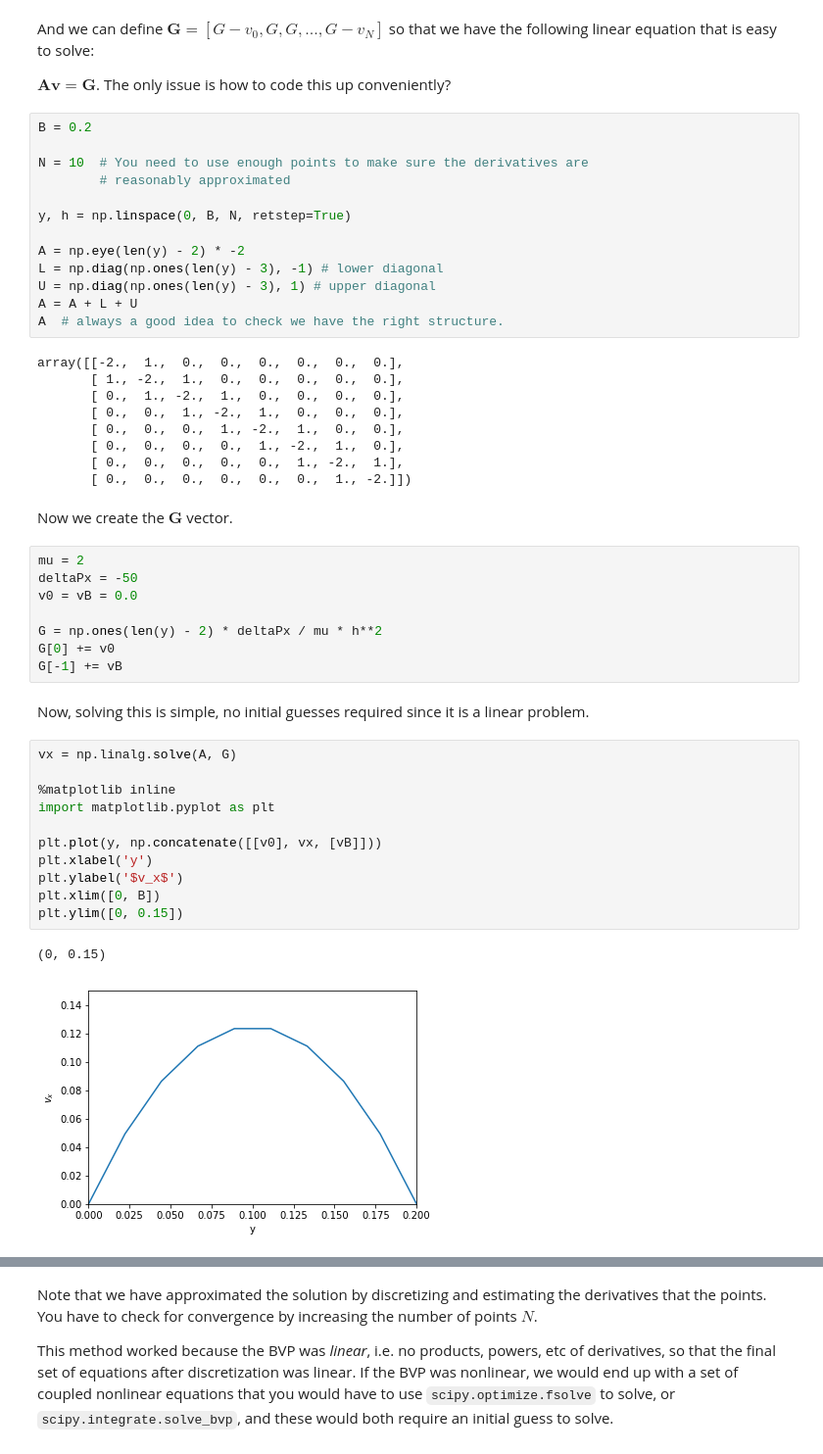
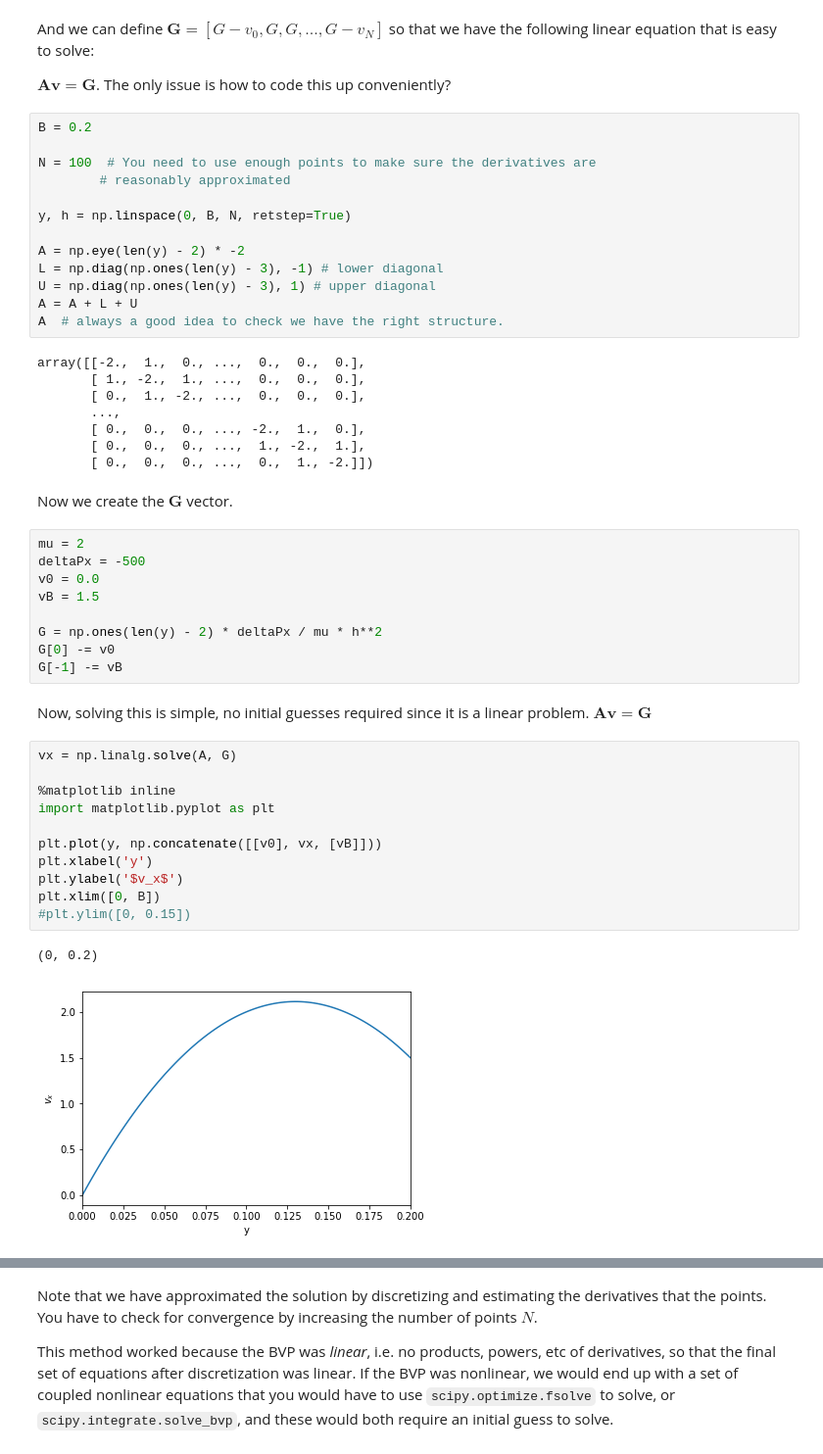
Before and after one commit to jkitchin/f18-06623, a Jupyter notebook: lectures/16-linear-algebra.ipynb, the cells around one changed output, grey strips where cells are left out. Shown at 98% size. Saved outputs shown, nothing was run; the diff lists cells and outputs as text.

```diff
--- a/lectures/16-linear-algebra.ipynb
+++ b/lectures/16-linear-algebra.ipynb
@@ -265,7 +304,7 @@ $\mathbf{A} \mathbf{v} = \mathbf{G}$. The only issue is how to code this up conv
 # %%
 B = 0.2
 
-N = 10  # You need to use enough points to make sure the derivatives are
+N = 100  # You need to use enough points to make sure the derivatives are
         # reasonably approximated
 
 y, h = np.linspace(0, B, N, retstep=True)
@@ -276,37 +315,37 @@ U = np.diag(np.ones(len(y) - 3), 1) # upper diagonal
 A = A + L + U
 A  # always a good idea to check we have the right structure.
 # %% [output]
-array([[-2.,  1.,  0.,  0.,  0.,  0.,  0.,  0.],
-       [ 1., -2.,  1.,  0.,  0.,  0.,  0.,  0.],
-       [ 0.,  1., -2.,  1.,  0.,  0.,  0.,  0.],
-       [ 0.,  0.,  1., -2.,  1.,  0.,  0.,  0.],
-       [ 0.,  0.,  0.,  1., -2.,  1.,  0.,  0.],
-       [ 0.,  0.,  0.,  0.,  1., -2.,  1.,  0.],
-       [ 0.,  0.,  0.,  0.,  0.,  1., -2.,  1.],
-       [ 0.,  0.,  0.,  0.,  0.,  0.,  1., -2.]])
+array([[-2.,  1.,  0., ...,  0.,  0.,  0.],
+       [ 1., -2.,  1., ...,  0.,  0.,  0.],
+       [ 0.,  1., -2., ...,  0.,  0.,  0.],
+       ...,
+       [ 0.,  0.,  0., ..., -2.,  1.,  0.],
+       [ 0.,  0.,  0., ...,  1., -2.,  1.],
+       [ 0.,  0.,  0., ...,  0.,  1., -2.]])
 # %% [markdown]
 Now we create the $\mathbf{G}$ vector.
 # %%
 mu = 2
-deltaPx = -50
-v0 = vB = 0.0
+deltaPx = -500
+v0 = 0.0
+vB = 1.5
 
 G = np.ones(len(y) - 2) * deltaPx / mu * h**2
-G[0] += v0
-G[-1] += vB
+G[0] -= v0
+G[-1] -= vB
 # %% [markdown]
-Now, solving this is simple, no initial guesses required since it is a linear problem.
+Now, solving this is simple, no initial guesses required since it is a linear problem.  $\mathbf{A}\mathbf{v} = \mathbf{G}$
 # %%
 vx = np.linalg.solve(A, G)
 
 %matplotlib inline
 import matplotlib.pyplot as plt
 
 plt.plot(y, np.concatenate([[v0], vx, [vB]]))
 plt.xlabel('y')
 plt.ylabel('$v_x$')
 plt.xlim([0, B])
-plt.ylim([0, 0.15])
+#plt.ylim([0, 0.15])
 # %% [output]
-(0, 0.15)
+(0, 0.2)
-[figure, old version]
+[figure, new version]
```
Also changed, not shown: parts of 11 cells of this notebook, 2 other files.
